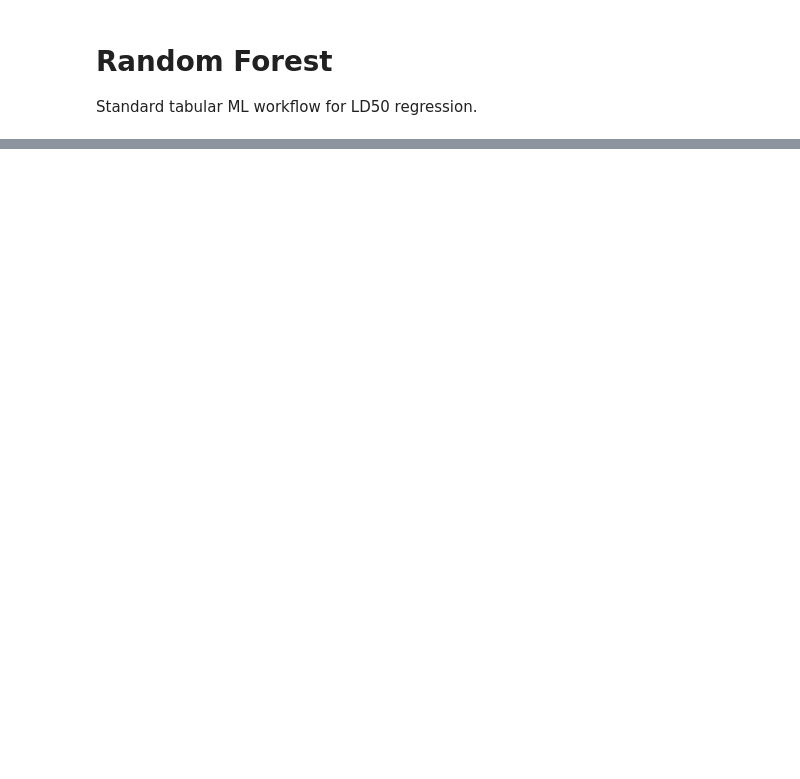
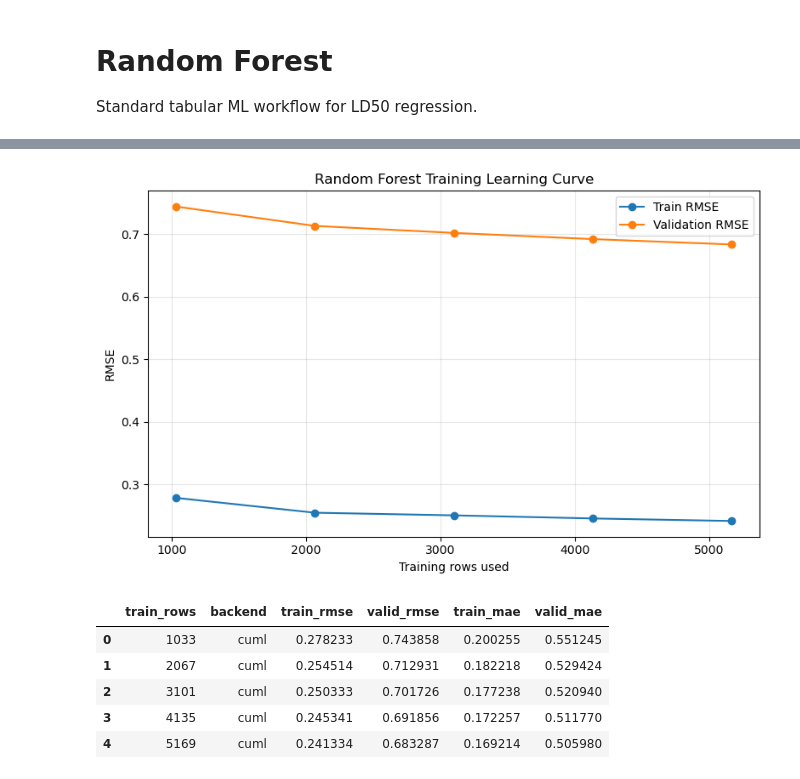
Before and after one commit to LucaBTE/toxicity-prediction, a Jupyter notebook: notebooks/ml-models/model_random_forest.ipynb, the cells around one changed output, grey strips where cells are left out. Cells and saved outputs as stored; diff of their text form; code cells hidden in the pictures; blank space fills up the shorter version.

```diff
--- a/notebooks/ml-models/model_random_forest.ipynb
+++ b/notebooks/ml-models/model_random_forest.ipynb
@@ -67,0 +238,58 @@ metrics
+# %%
+# Refit the tuned model on increasing row budgets to inspect learning dynamics.
+
+def rmse(y_true, y_pred):
+    return float(np.sqrt(mean_squared_error(y_true, y_pred)))
+
+training_sizes = [0.2, 0.4, 0.6, 0.8, 1.0]
+training_rows = []
+for fraction in training_sizes:
+    n_rows = max(50, int(X_train.shape[0] * fraction))
+    n_rows = min(n_rows, X_train.shape[0])
+    subset_idx = np.random.RandomState(RANDOM_STATE).choice(X_train.shape[0], size=n_rows, replace=False)
+
+    curve_model = clone(make_estimators(tuned_params)['random_forest'])
+    curve_model, curve_backend = fit_estimator(
+        'random_forest',
+        curve_model,
+        X_train[subset_idx],
+        y_train[subset_idx],
+        X_val,
+        y_val,
+    )
+    train_pred = np.asarray(curve_model.predict(X_train[subset_idx])).ravel()
+    valid_pred = np.asarray(curve_model.predict(X_val)).ravel()
+
+    training_rows.append({
+        'train_rows': int(n_rows),
+        'backend': curve_backend,
+        'train_rmse': rmse(y_train[subset_idx], train_pred),
+        'valid_rmse': rmse(y_val, valid_pred),
+        'train_mae': float(mean_absolute_error(y_train[subset_idx], train_pred)),
+        'valid_mae': float(mean_absolute_error(y_val, valid_pred)),
+    })
+
+training_learning_curve = pd.DataFrame(training_rows).drop_duplicates('train_rows')
+training_learning_curve.to_csv(paths['training_learning_curve_csv'], index=False)
+
+plt.figure(figsize=(8, 5))
+plt.plot(training_learning_curve['train_rows'], training_learning_curve['train_rmse'], marker='o', label='Train RMSE')
+plt.plot(training_learning_curve['train_rows'], training_learning_curve['valid_rmse'], marker='o', label='Validation RMSE')
+plt.xlabel('Training rows used')
+plt.ylabel('RMSE')
+plt.title('Random Forest Training Learning Curve')
+plt.grid(True, alpha=0.3)
+plt.legend()
+plt.tight_layout()
+plt.savefig(paths['training_learning_curve'], dpi=300, bbox_inches='tight')
+plt.show()
+
+training_learning_curve
+# %% [output]
+[figure, added]
+|  | train_rows | backend | train_rmse | valid_rmse | train_mae | valid_mae |
+| 0 | 1033 | cuml | 0.278233 | 0.743858 | 0.200255 | 0.551245 |
+| 1 | 2067 | cuml | 0.254514 | 0.712931 | 0.182218 | 0.529424 |
+| 2 | 3101 | cuml | 0.250333 | 0.701726 | 0.177238 | 0.520940 |
+| 3 | 4135 | cuml | 0.245341 | 0.691856 | 0.172257 | 0.511770 |
+| 4 | 5169 | cuml | 0.241334 | 0.683287 | 0.169214 | 0.505980 |
```
Also changed, not shown: parts of 19 cells of this notebook, 29 other files.
